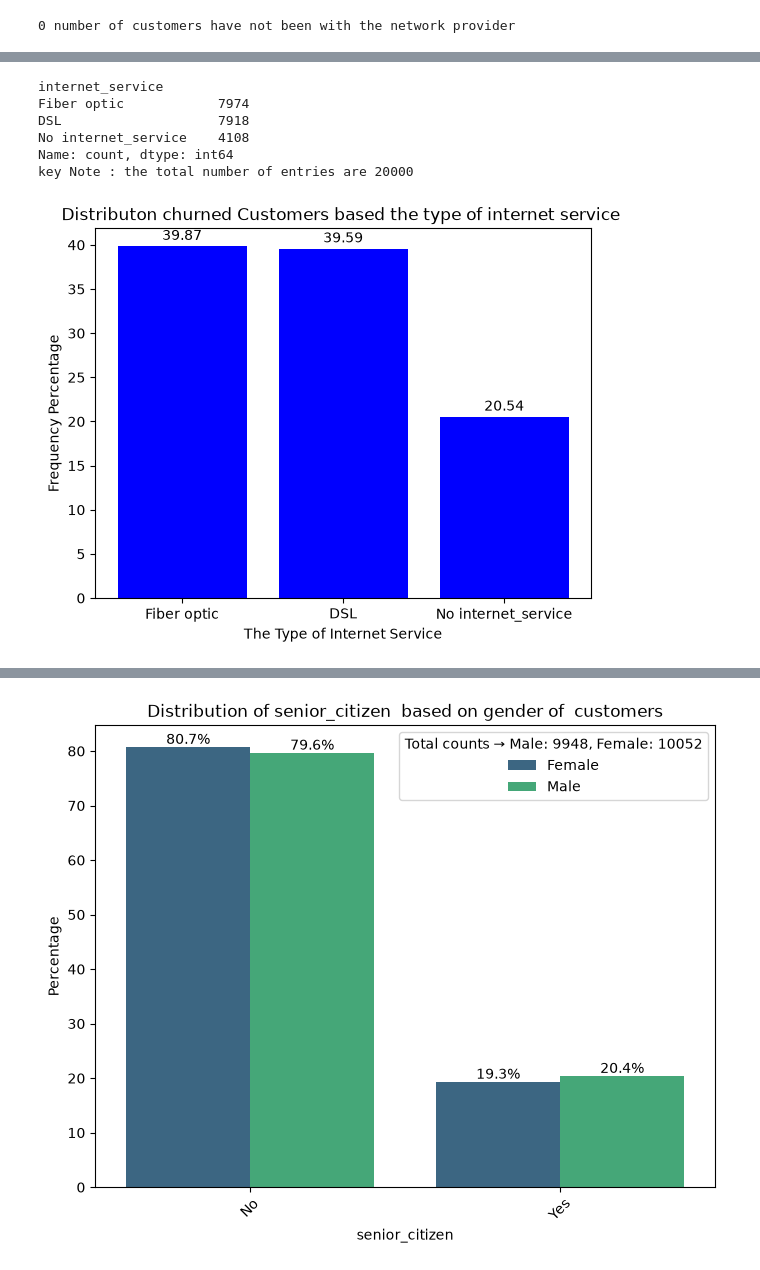
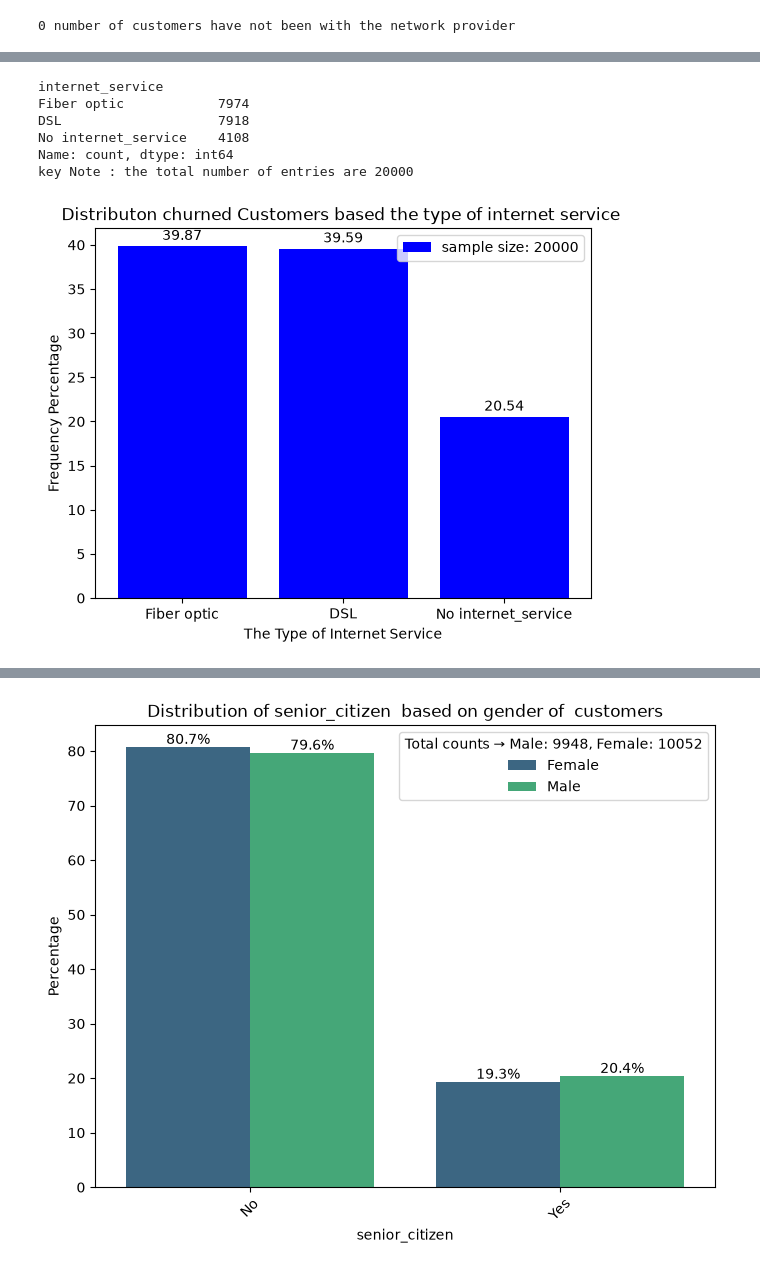
Before and after one commit to Shirley-star24/Telecom_Customer_Churn, a Jupyter notebook: Customer_segmentation and tenure prediction model.ipynb, the cells around one changed output, grey strips where cells are left out. Saved outputs shown, nothing was run; the diff lists cells and outputs as text; code cells hidden in the pictures.

```diff
--- a/Customer_segmentation and tenure prediction model.ipynb
+++ b/Customer_segmentation and tenure prediction model.ipynb
@@ -238,22 +243,22 @@ Yes     3964)**
 # %%
 #Include the exact counts of the distribution
 print((df_clean["internet_service"]).value_counts())
 print(f"key Note : the total number of entries are {len(df_clean)}")
 #BAR PLOTS WHCH SHOWS THE PERCENTAGE OF CHURNED CUSTOMERS BASED ON INTERNET SERVICE RENDERED BY THE NETWORK
 bars=plt.bar(df_clean['internet_service'].unique(), ((df_clean['internet_service'].value_counts())/len(df_clean))*100, color='Blue')
 plt.xlabel("The Type of Internet Service")
 plt.ylabel("Frequency Percentage")
 plt.title("Distributon churned Customers based the type of internet service ")
 
 plt.bar_label(bars, padding=2)
-
+plt.legend(loc="upper right", labels=[f"sample size: {(df_clean.shape[0])}"])
 plt.show()
 # %% [output]
 internet_service
 Fiber optic            7974
 DSL                    7918
 No internet_service    4108
 Name: count, dtype: int64
 key Note : the total number of entries are 20000
-[figure, old version]
+[figure, new version]
 # %% [markdown]
```
Also changed, not shown: parts of 14 cells of this notebook.
